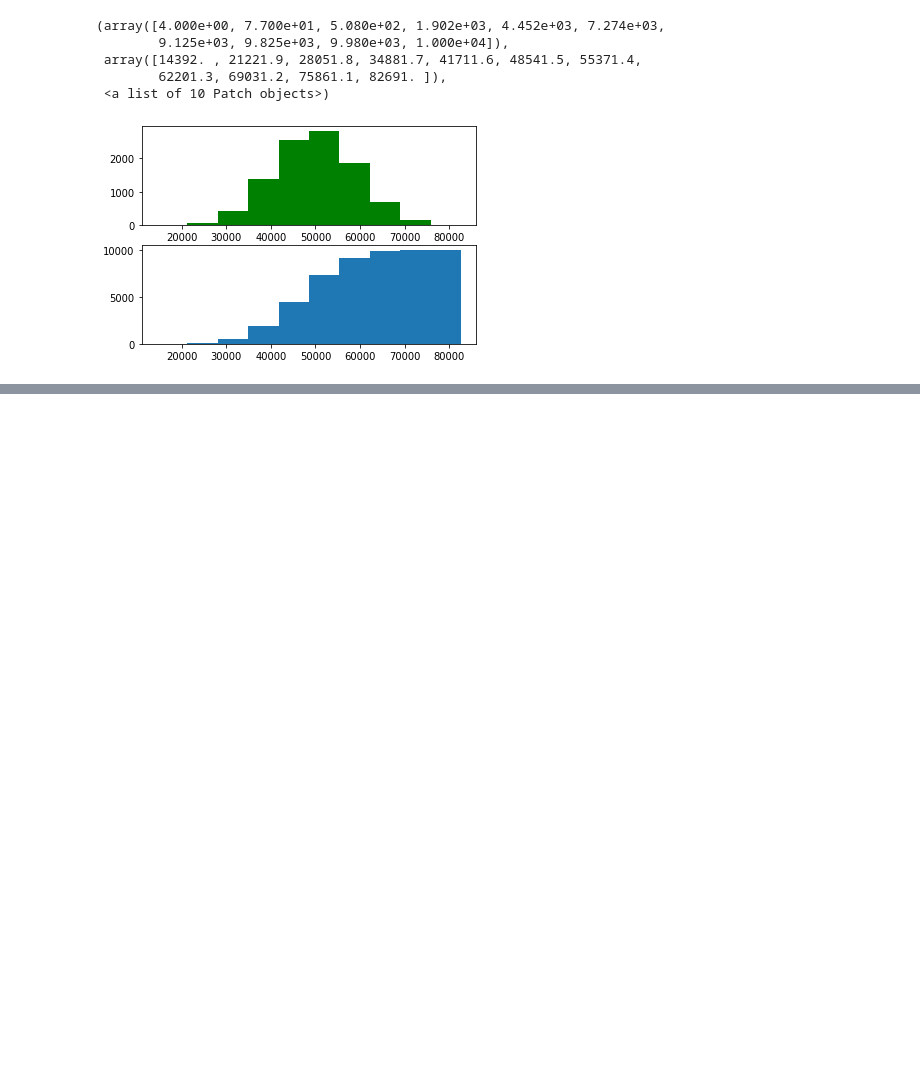
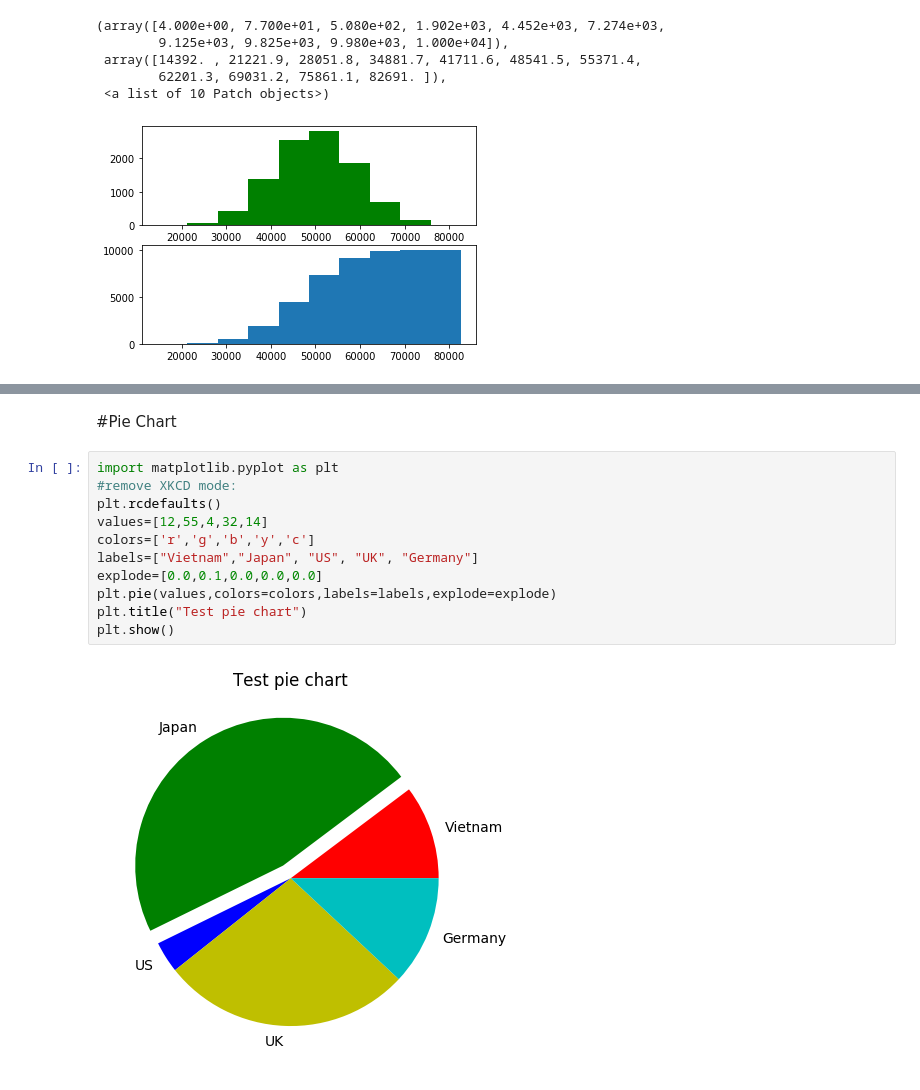
Before and after one commit to OnePassio/CE888, a Jupyter notebook: Research/Python_Matplotlib_Samples.ipynb, the cells around one changed output, grey strips where cells are left out. Saved outputs shown, nothing was run; the diff lists cells and outputs as text; blank space fills up the shorter version.

```diff
--- a/Research/Python_Matplotlib_Samples.ipynb
+++ b/Research/Python_Matplotlib_Samples.ipynb
@@ -131,0 +180,15 @@ plt.hist(x,cumulative=True)
+# %% [markdown]
+#Pie Chart
+# %%
+import matplotlib.pyplot as plt
+#remove XKCD mode:
+plt.rcdefaults()
+values=[12,55,4,32,14]
+colors=['r','g','b','y','c']
+labels=["Vietnam","Japan", "US", "UK", "Germany"]
+explode=[0.0,0.1,0.0,0.0,0.0]
+plt.pie(values,colors=colors,labels=labels,explode=explode)
+plt.title("Test pie chart")
+plt.show()
+# %% [output]
+[figure, added]
```
Also changed, not shown: parts of 10 cells of this notebook.
